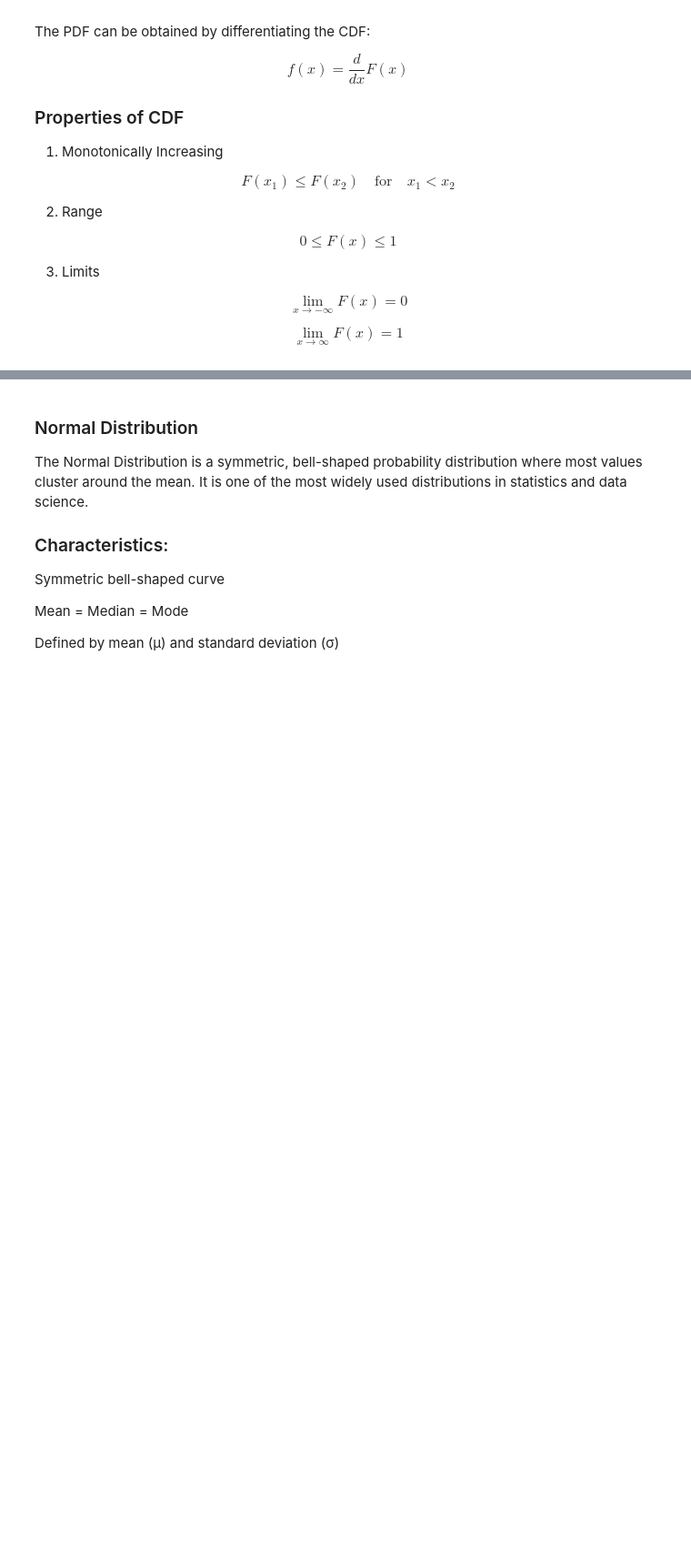
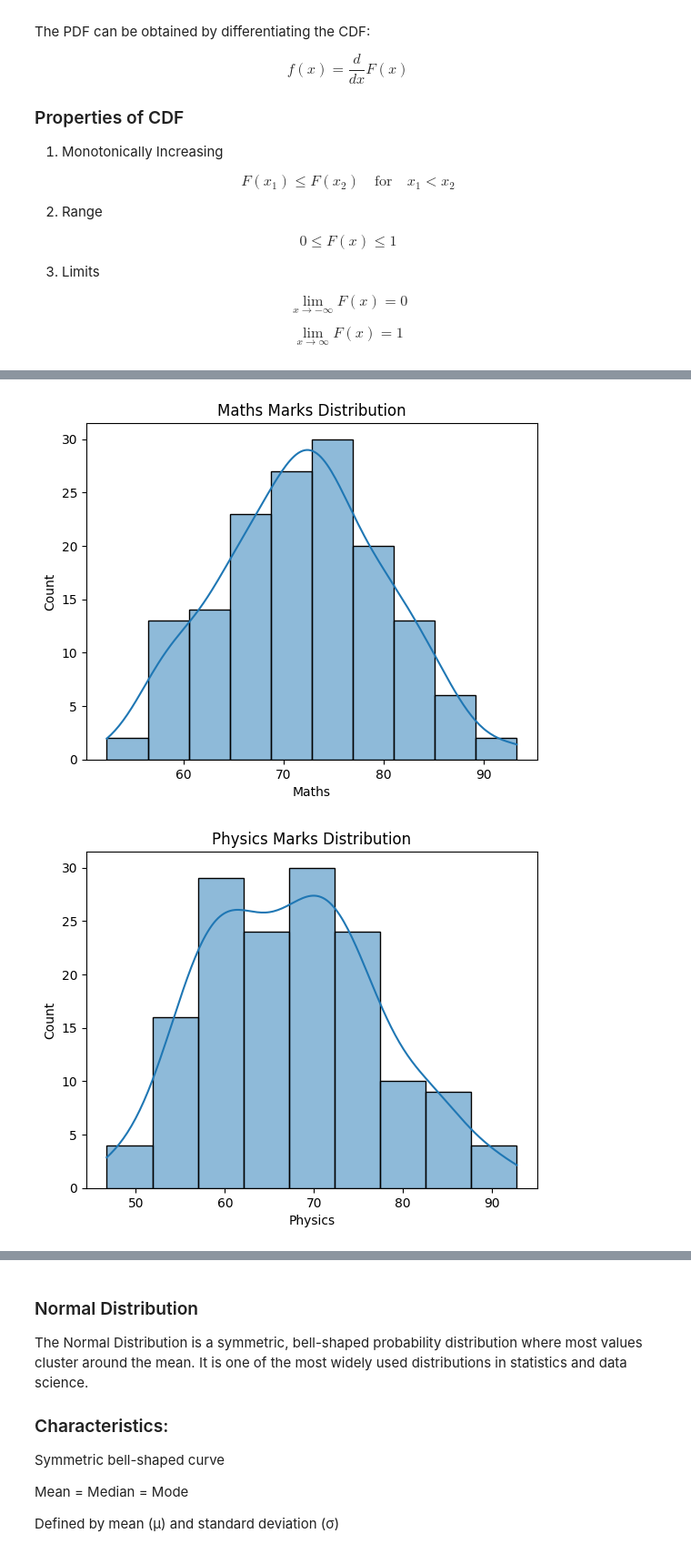
Before and after one commit to officialTechie2007/Descriptive_Stat, a Jupyter notebook: Descriptive_Stat.ipynb, the cells around one changed output, grey strips where cells are left out. Shown at 91% size. Cells and saved outputs as stored; diff of their text form; code cells hidden in the pictures; blank space fills up the shorter version.

```diff
--- a/Descriptive_Stat.ipynb
+++ b/Descriptive_Stat.ipynb
@@ -400,0 +461,17 @@ sns.histplot(ages,kde=True)
+# %%
+#Multiple Histograms (Optional)
+exam_df = pd.DataFrame({
+    "Maths": np.random.normal(72, 8, 150),
+    "Physics": np.random.normal(68, 10, 150)
+})
+
+sns.histplot(exam_df["Maths"], kde=True)
+plt.title("Maths Marks Distribution")
+plt.show()
+
+sns.histplot(exam_df["Physics"], kde=True)
+plt.title("Physics Marks Distribution")
+plt.show()
+# %% [output]
+[figure, added]
+[figure, added]
```
Also changed, not shown: parts of 60 cells of this notebook.
